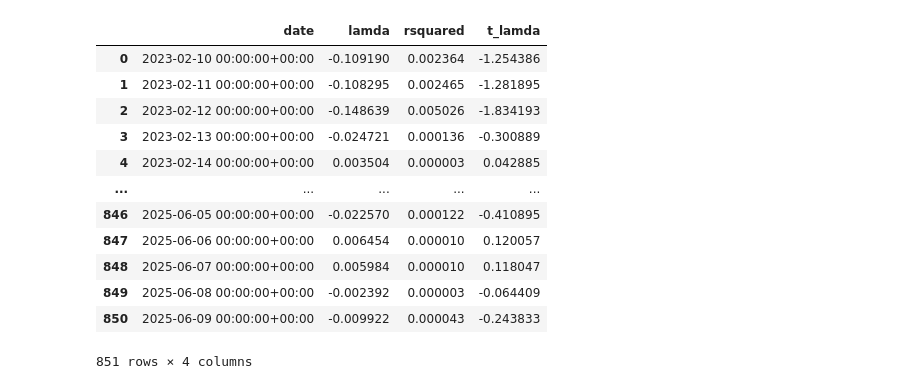
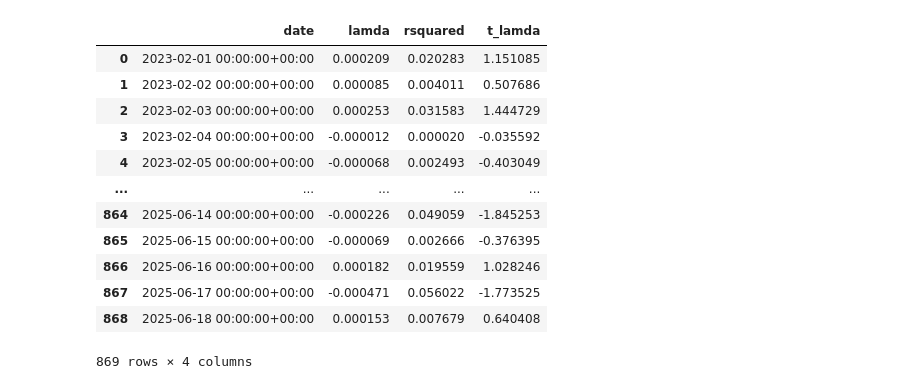
Before and after one commit to LazyPigPig/factor-research, a Jupyter notebook: 20250614_Multifactor_regress_analize.ipynb, the cells around one changed output. Cells and saved outputs as stored; diff of their text form; code cells hidden in the pictures.

```diff
--- a/20250614_Multifactor_regress_analize.ipynb
+++ b/20250614_Multifactor_regress_analize.ipynb
@@ -267,12 +258,24 @@ for date, group in tqdm(data.groupby('date'), desc="Calculating general factor")
     general_factor.append({'date': date, 'GEN': gen})
 general_factor = pd.DataFrame(general_factor)
 
-
+# a31+vol
+general_factor_vol = []
+for date, group in tqdm(data.groupby('date'), desc="Calculating general factor V"):
+    if len(group) < 10:
+        continue
+    group = group.sort_values('factor_vol_z')
+    low_gen = group.iloc[:len(group)//3]
+    high_gen = group.iloc[-len(group)//3:]
+    gen = high_gen['next_day_return'].mean() - low_gen['next_day_return'].mean()
+    general_factor_vol.append({'date': date, 'GENV': gen})
+general_factor_vol = pd.DataFrame(general_factor_vol)
 
 factors = market_factor.merge(size_factor, on='date', how='left')
 factors = factors.merge(mom_factor, on='date', how='left')
 factors = factors.merge(vol_factor, on='date', how='left')
 factors = factors.merge(general_factor, on='date', how='left')
+factors = factors.merge(general_factor_vol, on='date', how='left')
+
 factors['const'] = 1
 
 
@@ -282,6 +285,8 @@ factors['SMB_Cumulative'] = (1 + factors['SMB']).cumprod() - 1
 factors['MOM_Cumulative'] = (1 + factors['MOM']).cumprod() - 1
 factors['VOL_Cumulative'] = (1 + factors['VOL']).cumprod() - 1
 factors['GEN_Cumulative'] = (1 + factors['GEN']).cumprod() - 1
+factors['GENV_Cumulative'] = (1 + factors['GENV']).cumprod() - 1
+
 
 
 factors.set_index('date', inplace=True)
@@ -323,7 +329,7 @@ Performing single factor tests...
 # %%
 # 绘制因子时间序列
-fig, axes = plt.subplots(4, 1, figsize=(14, 16))
-for i, factor in enumerate(['SMB_Cumulative', 'MOM_Cumulative', 'VOL_Cumulative','GEN_Cumulative']):
+fig, axes = plt.subplots(5, 1, figsize=(14, 16))
+for i, factor in enumerate(['SMB_Cumulative', 'MOM_Cumulative', 'VOL_Cumulative','GEN_Cumulative','GENV_Cumulative']):
     factors[factor].plot(ax=axes[i], title=f'{factor} Factor Time Series')
     axes[i].set_ylabel('Factor Return')
 plt.tight_layout()
@@ -331,7 +337,7 @@ plt.savefig('factor_time_series.png', dpi=300)
 
 # # 绘制因子相关性热力图
 plt.figure(figsize=(10, 8))
-sns.heatmap(factors[['SMB', 'MOM', 'VOL', 'GEN']].corr(),
+sns.heatmap(factors[['SMB', 'MOM', 'VOL', 'GEN', 'GENV']].corr(),
             annot=True, cmap='coolwarm', center=0)
 plt.title('Factor Correlation Matrix')
 plt.tight_layout()
@@ -342,13 +348,13 @@ plt.savefig('factor_correlation.png', dpi=300)
 # %%
 print("Building factor portfolios...")
-n_portfolios = 10
+n_portfolios = 3
 
 data = data.copy()
 data = data[data['date'].isin(factors.index)]
 
 portfolio_dfs = []
 
-for factor in ['amount', 'momentum', 'volatility', 'factor']:
+for factor in ['amount', 'momentum', 'volatility', 'factor', 'factor_vol']:
     portfolio_returns = []
 
     for date, group in tqdm(data.groupby('date'), desc=f"Processing {factor} portfolios"):
@@ -371,7 +377,7 @@ portfolio_returns = pd.concat(portfolio_dfs)
 
 # 计算投资组合表现统计
 portfolio_stats = []
-for factor in ['amount', 'momentum', 'volatility','factor']:
+for factor in ['amount', 'momentum', 'volatility','factor','factor_vol']:
     for portfolio in range(n_portfolios):
         port_ret = portfolio_returns[
             (portfolio_returns['factor'] == factor) &
@@ -414,7 +419,7 @@ Building factor portfolios...
 # %%
-fig, axes = plt.subplots(4, 1, figsize=(14, 18))
+fig, axes = plt.subplots(5, 1, figsize=(14, 18))
 
-for i, factor in enumerate(['amount', 'momentum', 'volatility','factor']):
+for i, factor in enumerate(['amount', 'momentum', 'volatility','factor','factor_vol']):
     factor_name = factor
 
     # 提取该因子的投资组合数据
@@ -510,46 +515,46 @@ def rolling_cross_sectional_regression(data, factor, window_size=30, min_periods
         # 提取窗口数据
         window_data = data[(data['date'] >= start_date) & (data['date'] <= current_date)]
 
         try:
             # 运行横截面回归
             X = window_data[factor]
             y = window_data['next_day_return']
             X = sm.add_constant(X)  # 如果需要截距项
             model = sm.OLS(y, X).fit()
 
             # 存储结果
             results.append((
                 current_date,
                 model.params[factor] if factor in model.params else model.params[0],
                 model.rsquared,
                 model.tvalues[factor] if factor in model.tvalues else model.tvalues[0]
             ))
         except:
             results.append((current_date, None, None, None))
 
     # 转换为DataFrame
     result_df = pd.DataFrame(results, columns=['date', 'lamda', 'rsquared', 't_lamda'])
 
     return result_df.dropna()  # 删除包含NaN的行
 
 
 data = data.copy()
-factor_premium_df = rolling_cross_sectional_regression(data, 'volatility', window_size=10, min_periods=30)
+factor_premium_df = rolling_cross_sectional_regression(data, 'factor', window_size=1, min_periods=30)
 factor_premium_df
 # %% [output]
 |  | date | lamda | rsquared | t_lamda |
-| 0 | 2023-02-10 00:00:00+00:00 | -0.109190 | 0.002364 | -1.254386 |
-| 1 | 2023-02-11 00:00:00+00:00 | -0.108295 | 0.002465 | -1.281895 |
-| 2 | 2023-02-12 00:00:00+00:00 | -0.148639 | 0.005026 | -1.834193 |
-| 3 | 2023-02-13 00:00:00+00:00 | -0.024721 | 0.000136 | -0.300889 |
-| 4 | 2023-02-14 00:00:00+00:00 | 0.003504 | 0.000003 | 0.042885 |
+| 0 | 2023-02-01 00:00:00+00:00 | 0.000209 | 0.020283 | 1.151085 |
+| 1 | 2023-02-02 00:00:00+00:00 | 0.000085 | 0.004011 | 0.507686 |
+| 2 | 2023-02-03 00:00:00+00:00 | 0.000253 | 0.031583 | 1.444729 |
+| 3 | 2023-02-04 00:00:00+00:00 | -0.000012 | 0.000020 | -0.035592 |
+| 4 | 2023-02-05 00:00:00+00:00 | -0.000068 | 0.002493 | -0.403049 |
 | ... | ... | ... | ... | ... |
-| 846 | 2025-06-05 00:00:00+00:00 | -0.022570 | 0.000122 | -0.410895 |
-| 847 | 2025-06-06 00:00:00+00:00 | 0.006454 | 0.000010 | 0.120057 |
-| 848 | 2025-06-07 00:00:00+00:00 | 0.005984 | 0.000010 | 0.118047 |
-| 849 | 2025-06-08 00:00:00+00:00 | -0.002392 | 0.000003 | -0.064409 |
-| 850 | 2025-06-09 00:00:00+00:00 | -0.009922 | 0.000043 | -0.243833 |
+| 864 | 2025-06-14 00:00:00+00:00 | -0.000226 | 0.049059 | -1.845253 |
+| 865 | 2025-06-15 00:00:00+00:00 | -0.000069 | 0.002666 | -0.376395 |
+| 866 | 2025-06-16 00:00:00+00:00 | 0.000182 | 0.019559 | 1.028246 |
+| 867 | 2025-06-17 00:00:00+00:00 | -0.000471 | 0.056022 | -1.773525 |
+| 868 | 2025-06-18 00:00:00+00:00 | 0.000153 | 0.007679 | 0.640408 |
-851 rows × 4 columns
+869 rows × 4 columns
 # %%
 df = factor_premium_df
 df['cum_lamda'] = df['lamda'].cumsum()
```
Also changed, not shown: parts of 13 cells of this notebook, 3 other files.
